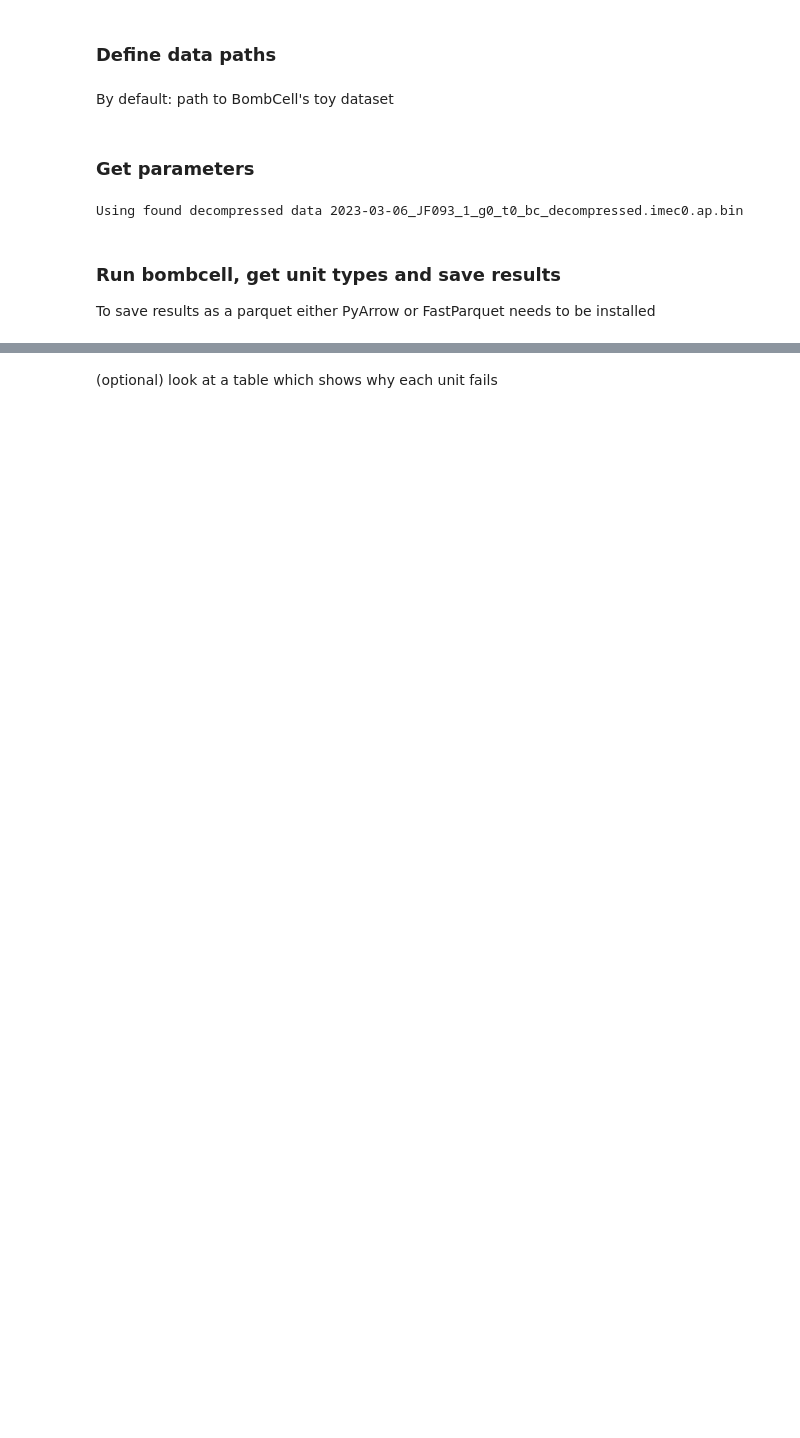
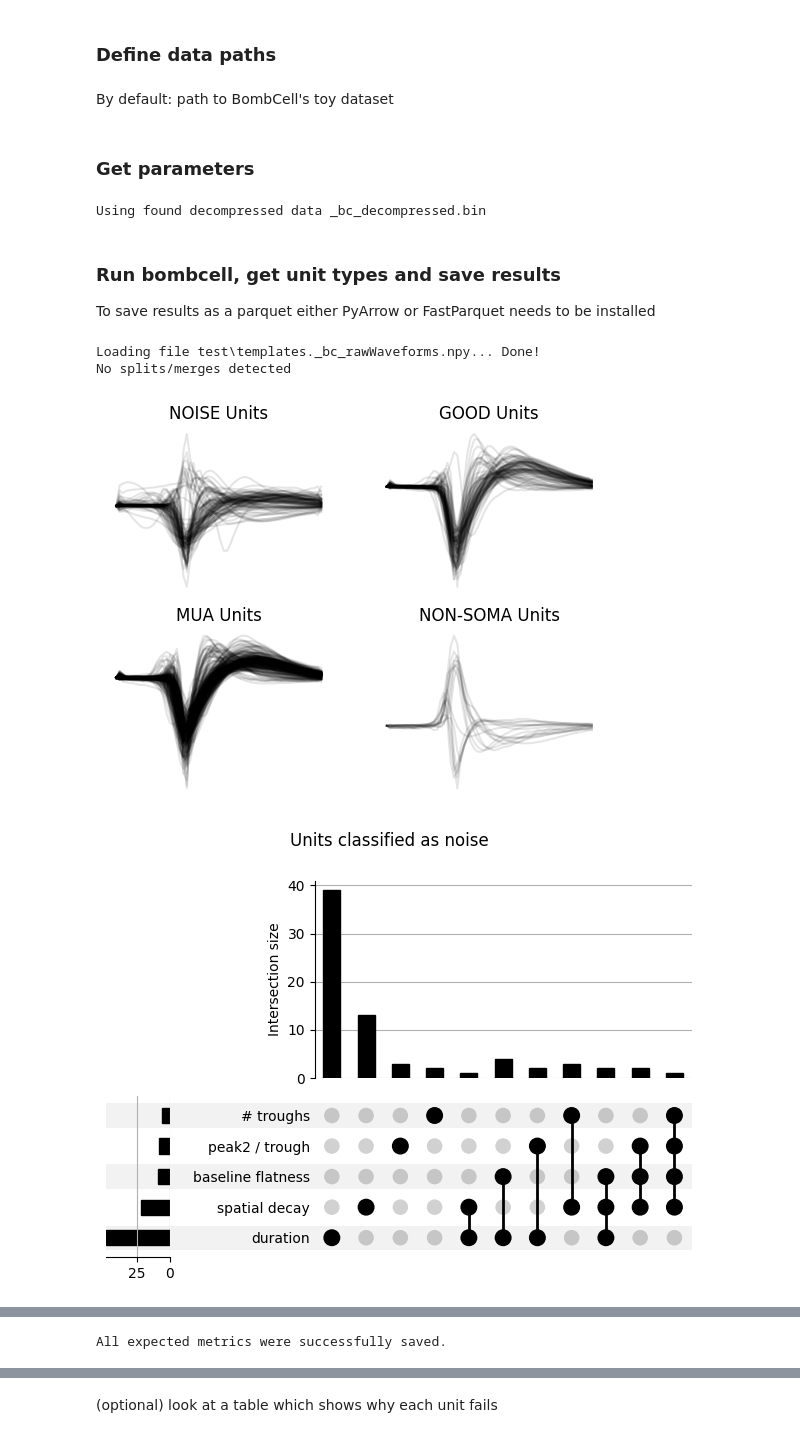
Before and after one commit to Julie-Fabre/bombcell, a Jupyter notebook: pyBombCell/Demos/BC_demo.ipynb, the cells around one changed output, grey strips where cells are left out. Drawn from its saved outputs; the diff is of its cells as text; code cells hidden in the pictures; blank space fills up the shorter version.

Commit message:
fixed bugs and added graphs

```diff
--- a/pyBombCell/Demos/BC_demo.ipynb
+++ b/pyBombCell/Demos/BC_demo.ipynb
@@ -35,14 +38,13 @@ import bombcell as bc
 # %% [markdown]
 By default: path to BombCell's toy dataset
 # %%
-ks_dir = demo_dir / "toy_data"  # Replace with your kilosort directory
+ks_dir = r"c:\Users\Experiment\Data\BC_dev_data\kilosort2_noPhy\site1" # demo_dir / "toy_data"  # Replace with your kilosort directory
 raw_dir = (
-    None  # Leave 'None' if no raw data
+    r"c:\Users\Experiment\Data\BC_dev_data\JF093_2023-03-06_site1\site1\_bc_decompressed.bin" #None  # Leave 'None' if no raw data
 )
-save_path = "~/Downloads/quality_metrics_JF093"  # Replace with the directory in which you want to save bombcell's output
+save_path = "test"  # Replace with the directory in which you want to save bombcell's output
 
-ks_dir = "/home/netshare/znas-lab/Share/JulieF/for_sam/JF093_2023-03-06_site1/kilosort2/site1"
-raw_file = "/home/netshare/znas-lab/Share/JulieF/for_sam/JF093_2023-03-06_site1/site1/2023-03-06_JF093_1_g0_t0_bc_decompressed.imec0.ap.bin"
+#raw_file = "/home/netshare/znas-lab/Share/JulieF/for_sam/JF093_2023-03-06_site1/site1/2023-03-06_JF093_1_g0_t0_bc_decompressed.imec0.ap.bin"
 
 # If a raw data directory with a meta folder is not given,
 # please input the gain manually
@@ -51,26 +53,29 @@ gain_to_uV = np.nan
 ### Get parameters
 # %%
 # ephys_raw_data and gain_to_uv will be None if no raw_dir given
-ephys_raw_data, meta_path, gain_to_uV = bc.manage_if_raw_data(raw_file, gain_to_uV)
+ephys_raw_data, meta_path, gain_to_uV = bc.manage_if_raw_data(raw_dir, gain_to_uV)
 
-param = bc.get_default_parameters(ks_dir, raw_file=raw_file, ephys_meta_dir=meta_path)
+param = bc.get_default_parameters(ks_dir, raw_file=ephys_raw_data, ephys_meta_dir=meta_path)
 param["compute_distance_metrics"] = 0
 param["compute_drift"] = 0
 param["compute_time_chunks"] = 0
 # %% [output]
-Using found decompressed data 2023-03-06_JF093_1_g0_t0_bc_decompressed.imec0.ap.bin
+Using found decompressed data _bc_decompressed.bin
 # %% [markdown]
 ### Run bombcell, get unit types and save results
 To save results as a parquet either PyArrow or FastParquet needs to be installed
 # %%
-import warnings
-warnings.filterwarnings("error")
-
+param['re_extract_raw'] = False
 (
     quality_metrics,
     param,
     unit_type,
     unit_type_string,
 ) = bc.run_bombcell(
     ks_dir, raw_dir, save_path, param
 )
+# %% [output]
+Loading file test\templates._bc_rawWaveforms.npy... Done!
+No splits/merges detected
+[figure, added]
+[figure, added]
@@ -76,0 +85 @@ warnings.filterwarnings("error")
+All expected metrics were successfully saved.
```
Also changed, not shown: parts of 5 cells of this notebook, 6 other files.
